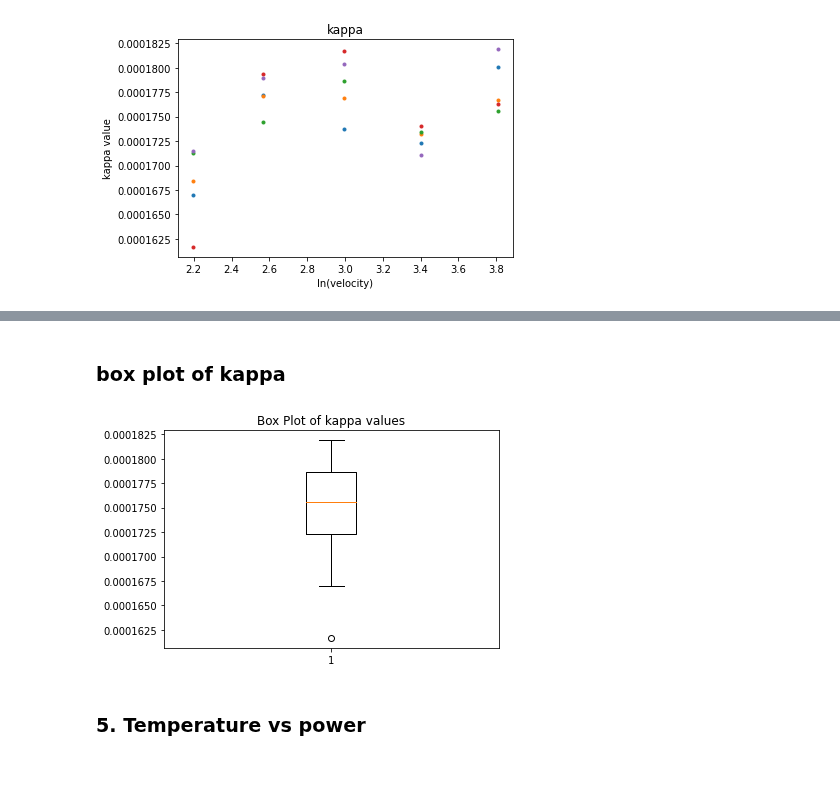
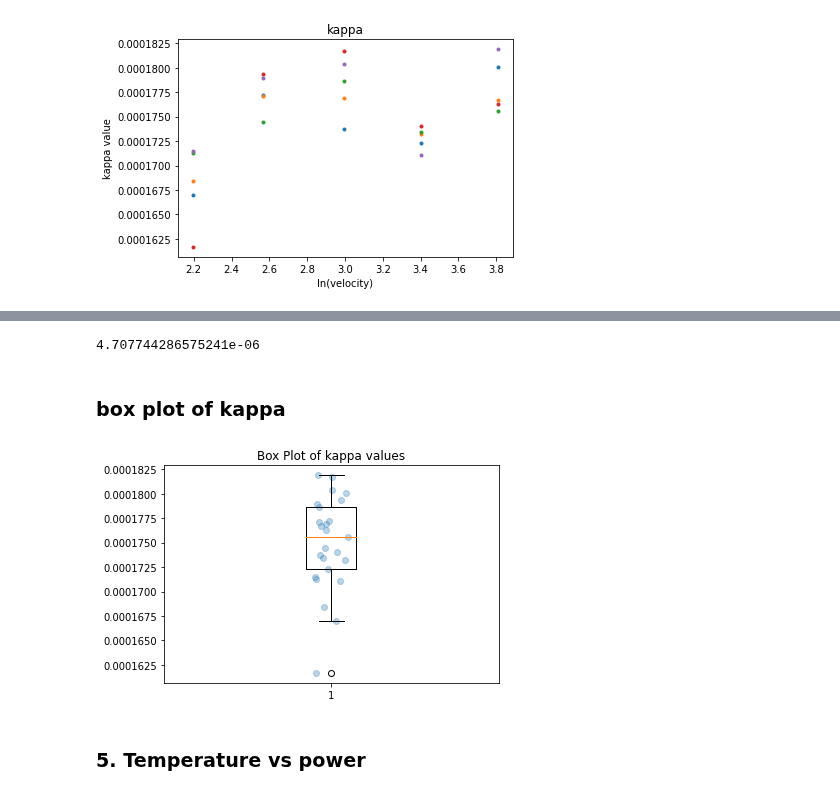
Before and after one commit to JoanneCETsai/Temperature_Calibration, a Jupyter notebook: code/5set_test.ipynb, the cells around one changed output, grey strips where cells are left out. Saved outputs shown, nothing was run; the diff lists cells and outputs as text; code cells hidden in the pictures.

```diff
--- a/code/5set_test.ipynb
+++ b/code/5set_test.ipynb
@@ -404,20 +404,26 @@ np.mean(sorted_values)
+# %%
+np.std(sorted_values)
+# %% [output]
+4.707744286575241e-06
 # %% [markdown]
 ### box plot of kappa
-# %%
-values = []
-for i, v in enumerate(list(Dict_kappa_avg.keys())):
-    for j, l in enumerate(list(Dict_kappa_avg[v].keys())):
-        values.append(Dict_kappa_avg[v][l])
-# Create a box plot from the list of values
-plt.boxplot(values)
-# Add x-axis label and title to the plot
-#plt.xlabel('Dictionary Values')
-plt.title('Box Plot of kappa values')
-plt.savefig("/Users/chiaentsai/Desktop/lab/Temperature_Calibration/5set_test/kappa_boxplot.png", format="PNG")
-# Show the plot
-plt.show()
-# %% [output]
-[figure, removed]
+# %%
+import numpy as np
+
+values = []
+x_coordinates = []
+for i, v in enumerate(list(Dict_kappa_avg.keys())):
+    for j, l in enumerate(list(Dict_kappa_avg[v].keys())):
+        values.append(Dict_kappa_avg[v][l])
+        x_coordinates.append(1 + np.random.uniform(-0.05, 0.05))  # Introducing random noise to the x-coordinate
+
+plt.boxplot(values)
+plt.scatter(x_coordinates, values, alpha=0.3)
+plt.title('Box Plot of kappa values')
+plt.savefig("/Users/chiaentsai/Desktop/lab/Temperature_Calibration/5set_test/kappa_boxplot.png", format="PNG")
+plt.show()
+# %% [output]
+[figure, added]
 # %% [markdown]
 ### 5. Temperature vs power
 # %%
```
Also changed, not shown: parts of 2 cells of this notebook.
